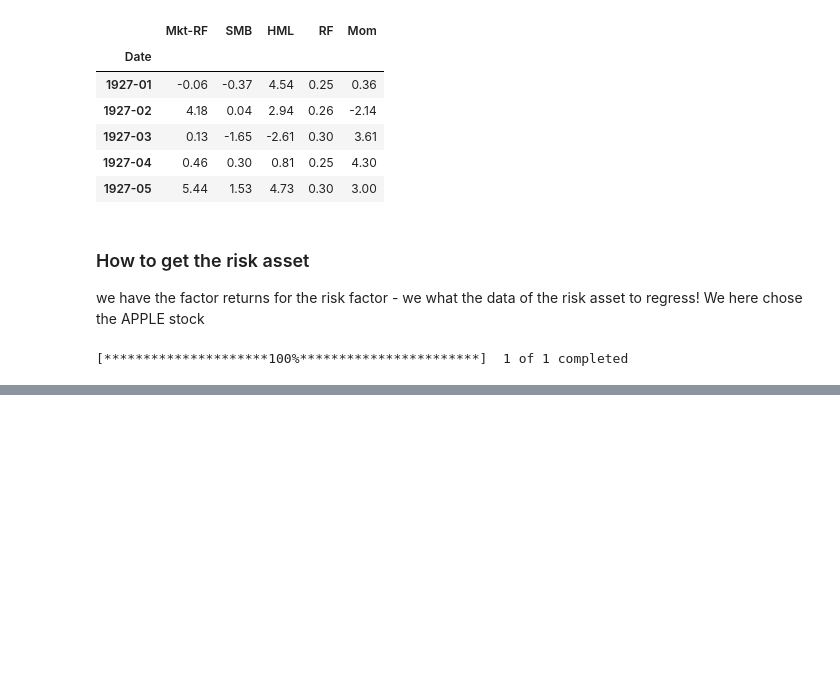
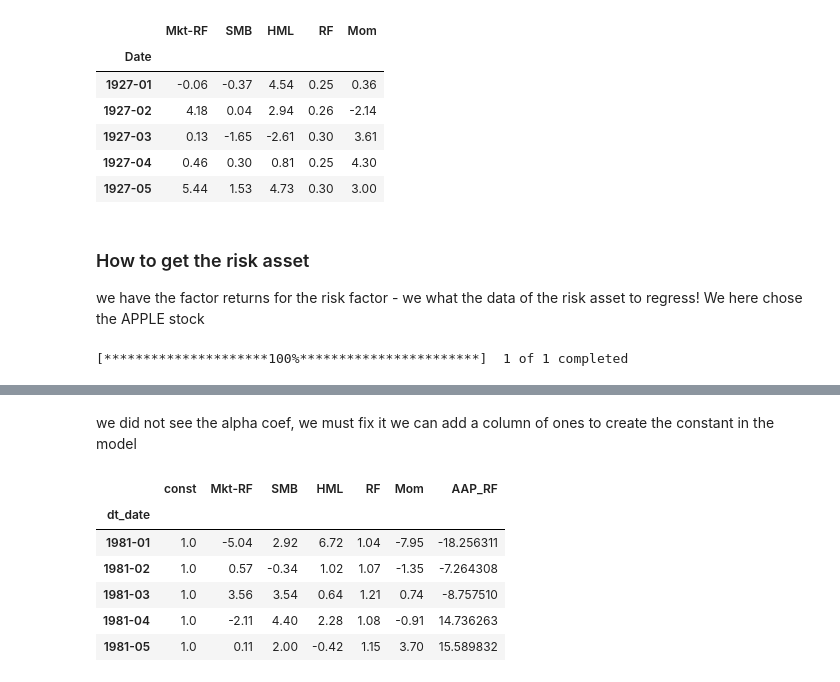
Before and after one commit to leoneleo/risk_factor_model, a Jupyter notebook: risk_model.ipynb, the cells around one changed output, grey strips where cells are left out. Cells and saved outputs as stored; diff of their text form; code cells hidden in the pictures; blank space fills up the shorter version.

Commit message:
Finish cleaning the database and creating an OLS model using statsmodels

```diff
--- a/risk_model.ipynb
+++ b/risk_model.ipynb
@@ -143,0 +183,6 @@ APPLE_df.head()
+# %%
+# Drop Nan values - they are bad for regression
+
+apple_ff_df.dropna(axis=0,inplace=True)
+apple_ff_df.drop(['Apple Ret'], axis=1, inplace=True)
+apple_ff_df.head()
@@ -143,0 +229,16 @@ APPLE_df.head()
+# %% [markdown]
+we did not see the alpha coef, we must fix it
+we can add a column of ones to create the constant in the model
+# %%
+import statsmodels
+
+apple_ff_df_one=statsmodels.tools.add_constant(apple_ff_df, prepend=True)
+apple_ff_df_one.head()
+# %% [output]
+|  | const | Mkt-RF | SMB | HML | RF | Mom | AAP_RF |
+| dt_date |  |  |  |  |  |  |  |
+| 1981-01 | 1.0 | -5.04 | 2.92 | 6.72 | 1.04 | -7.95 | -18.256311 |
+| 1981-02 | 1.0 | 0.57 | -0.34 | 1.02 | 1.07 | -1.35 | -7.264308 |
+| 1981-03 | 1.0 | 3.56 | 3.54 | 0.64 | 1.21 | 0.74 | -8.757510 |
+| 1981-04 | 1.0 | -2.11 | 4.40 | 2.28 | 1.08 | -0.91 | 14.736263 |
+| 1981-05 | 1.0 | 0.11 | 2.00 | -0.42 | 1.15 | 3.70 | 15.589832 |
```
Also changed, not shown: parts of 13 cells of this notebook.
